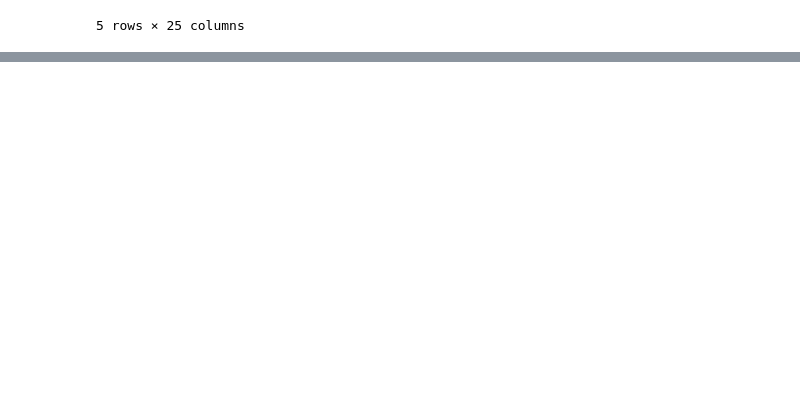
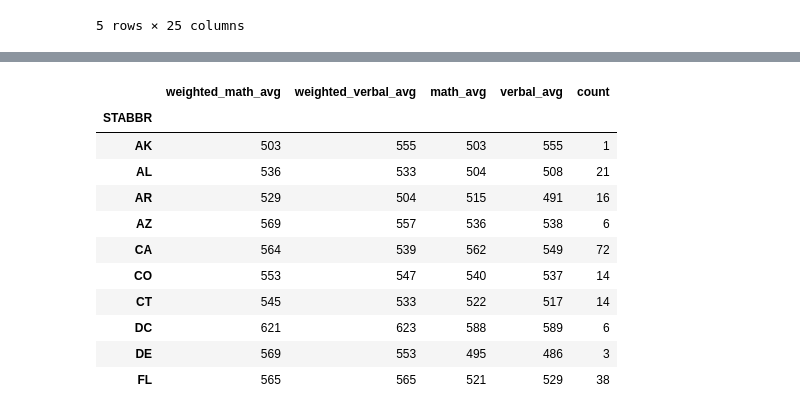
Before and after one commit to LeeSM0518/TIL-1, a Jupyter notebook: Pandas/pandascookbook/07.grouping_for_aggregation_filtration_and_transformation.ipynb, the cells around one changed output, grey strips where cells are left out. Cells and saved outputs as stored; diff of their text form; code cells hidden in the pictures; blank space fills up the shorter version.

```diff
--- a/Pandas/pandascookbook/07.grouping_for_aggregation_filtration_and_transformation.ipynb
+++ b/Pandas/pandascookbook/07.grouping_for_aggregation_filtration_and_transformation.ipynb
@@ -547,0 +740,5 @@ grouped.nth([1, -1]).head()
+# %%
+college = pd.read_csv('data/college.csv')
+subset = ['UGDS', 'SATMTMID', 'SATVRMID']
+college2 = college.dropna(subset=subset)
+college.shape
@@ -547,0 +765,28 @@ grouped.nth([1, -1]).head()
+# %%
+from collections import OrderedDict
+def weighted_average(df):
+    data = OrderedDict()
+    weighted_math = df['UGDS'] * df['SATMTMID']
+    weighted_verbal = df['UGDS'] * df['SATVRMID']
+
+    data['weighted_math_avg'] = weighted_math.sum() / df['UGDS'].sum()
+    data['weighted_verbal_avg'] = weighted_verbal.sum() / df['UGDS'].sum()
+    data['math_avg'] = df['SATMTMID'].mean()
+    data['verbal_avg'] = df['SATVRMID'].mean()
+    data['count'] = len(df)
+    return pd.Series(data, dtype='int')
+
+college2.groupby('STABBR').apply(weighted_average).head(10)
+# %% [output]
+|  | weighted_math_avg | weighted_verbal_avg | math_avg | verbal_avg | count |
+| STABBR |  |  |  |  |  |
+| AK | 503 | 555 | 503 | 555 | 1 |
+| AL | 536 | 533 | 504 | 508 | 21 |
+| AR | 529 | 504 | 515 | 491 | 16 |
+| AZ | 569 | 557 | 536 | 538 | 6 |
+| CA | 564 | 539 | 562 | 549 | 72 |
+| CO | 553 | 547 | 540 | 537 | 14 |
+| CT | 545 | 533 | 522 | 517 | 14 |
+| DC | 621 | 623 | 588 | 589 | 6 |
+| DE | 569 | 553 | 495 | 486 | 3 |
+| FL | 565 | 565 | 521 | 529 | 38 |
```
Also changed, not shown: parts of 65 cells of this notebook.
